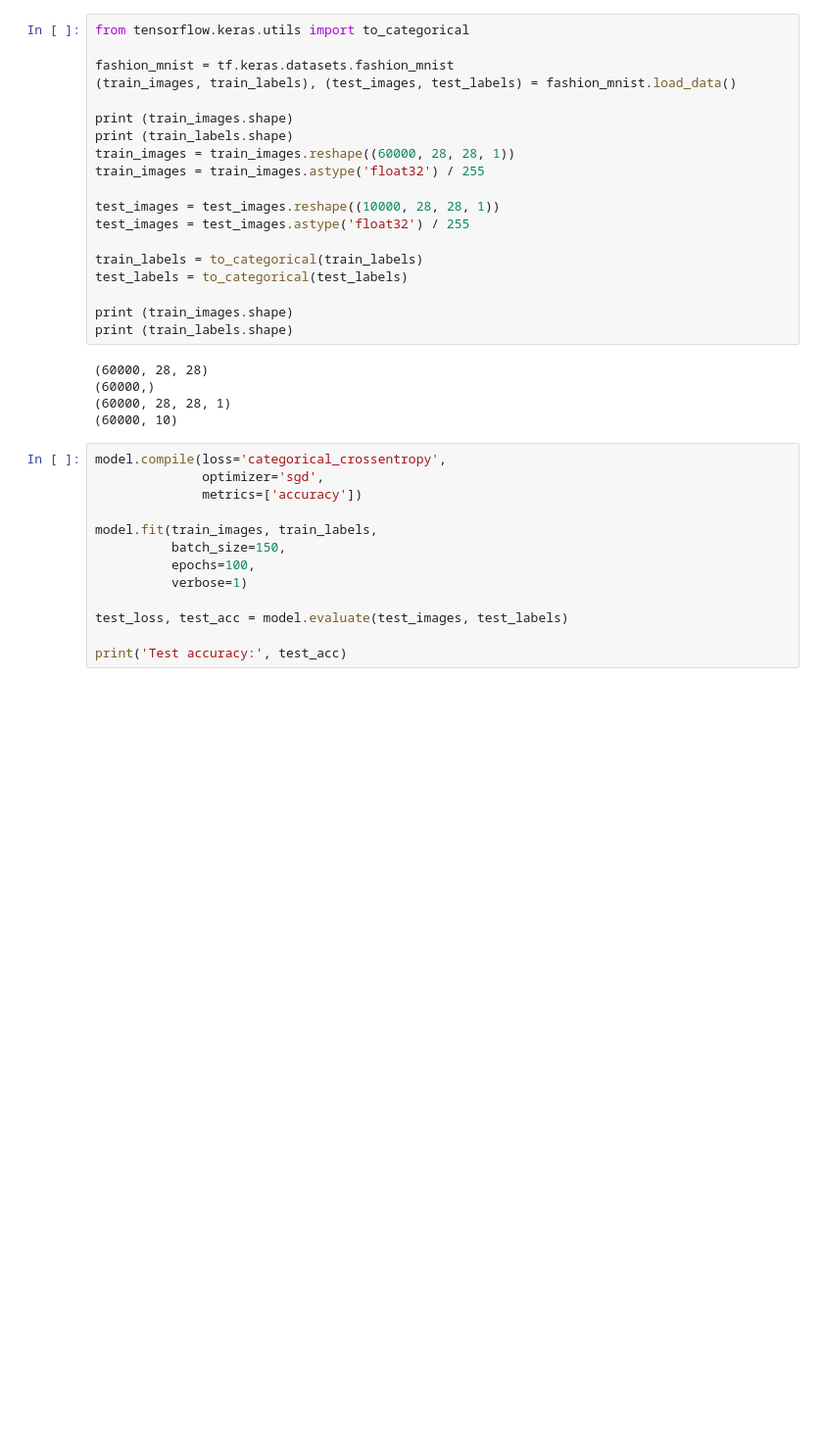
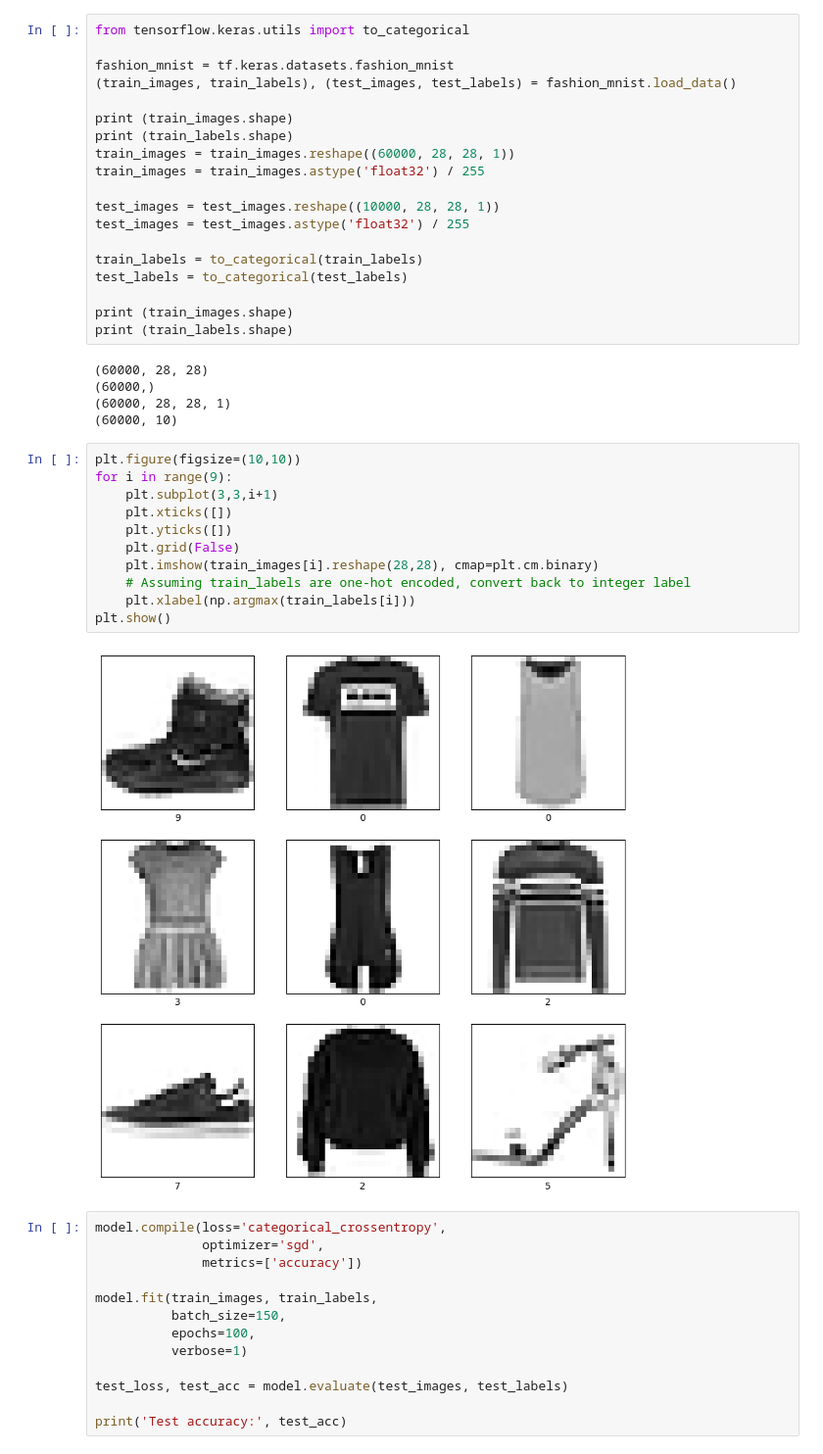
Before and after one commit to Straixer/IA_Convolucional_Zalando, a Jupyter notebook: 4_1_Redes_Neuronales_Convolucionales.ipynb, the cells around one changed output. Shown at 98% size. Cells and saved outputs as stored; diff of their text form; blank space fills up the shorter version.

```diff
--- a/4_1_Redes_Neuronales_Convolucionales.ipynb
+++ b/4_1_Redes_Neuronales_Convolucionales.ipynb
@@ -109,6 +109,19 @@ print (train_labels.shape)
 (60000,)
 (60000, 28, 28, 1)
 (60000, 10)
+# %%
+plt.figure(figsize=(10,10))
+for i in range(9):
+    plt.subplot(3,3,i+1)
+    plt.xticks([])
+    plt.yticks([])
+    plt.grid(False)
+    plt.imshow(train_images[i].reshape(28,28), cmap=plt.cm.binary)
+    # Assuming train_labels are one-hot encoded, convert back to integer label
+    plt.xlabel(np.argmax(train_labels[i]))
+plt.show()
+# %% [output]
+[figure, added]
 # %%
 model.compile(loss='categorical_crossentropy',
               optimizer='sgd',
```
Also changed, not shown: parts of 2 cells of this notebook.
